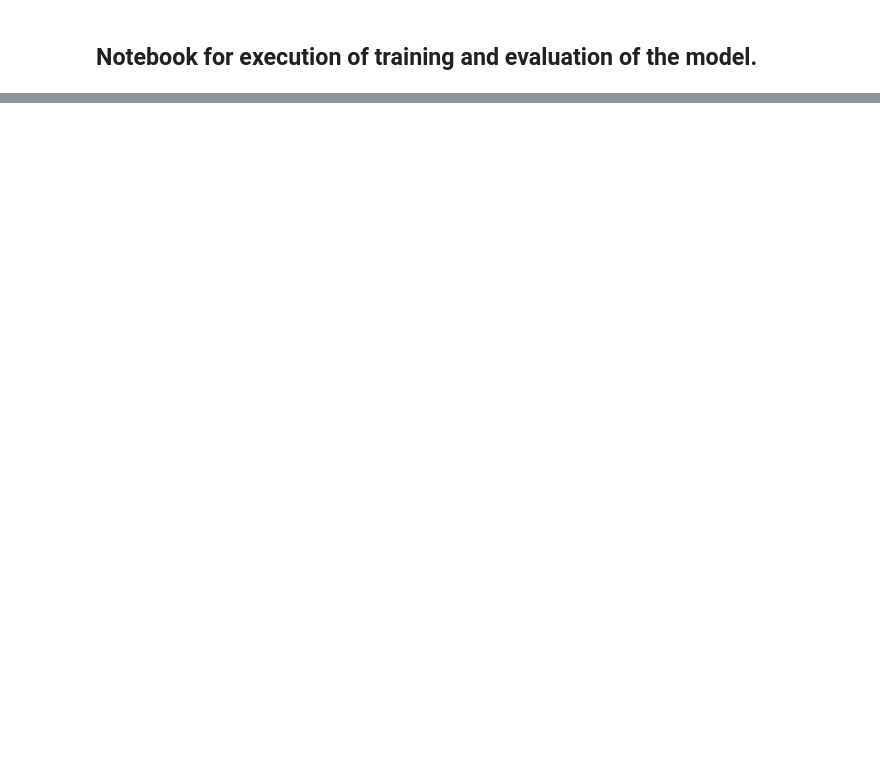
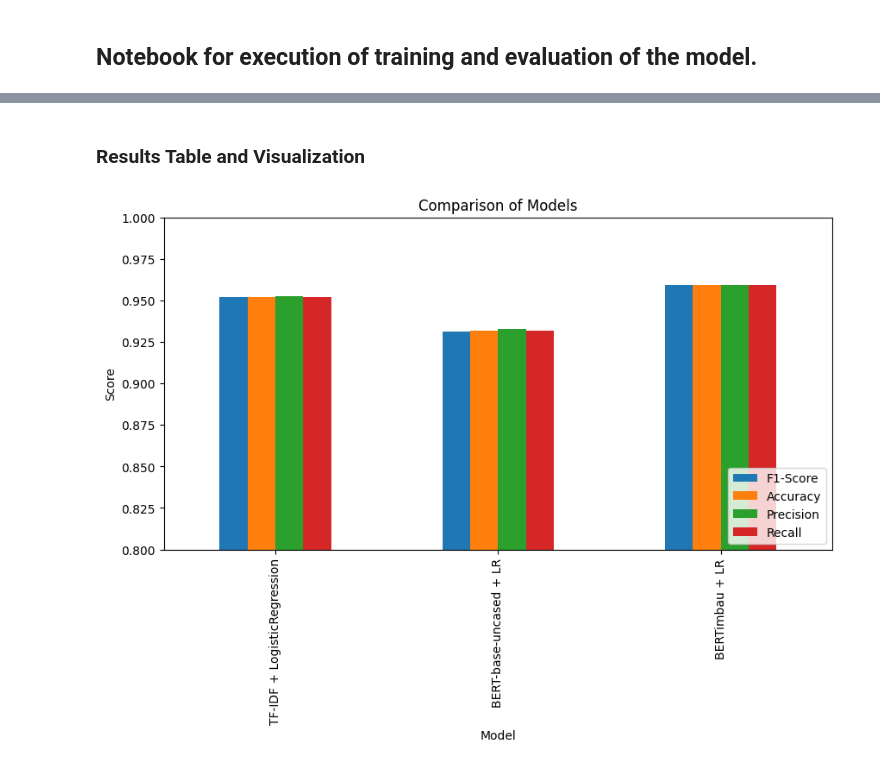
Before and after one commit to leonardopaloschi/finalProjectNLP, a Jupyter notebook: notebooks/notebook.ipynb, the cells around one changed output, grey strips where cells are left out. Saved outputs shown, nothing was run; the diff lists cells and outputs as text; code cells hidden in the pictures; blank space fills up the shorter version.

```diff
--- a/notebooks/notebook.ipynb
+++ b/notebooks/notebook.ipynb
@@ -213,0 +199,15 @@ SyntaxError: invalid non-printable character U+00A0 (3745882828.py, line 9)
+# %%
+from sklearn.metrics import classification_report, confusion_matrix
+
+def train_and_evaluate(X_train, y_train, X_val, y_val, X_test, y_test, model_name="Model"):
+    clf = LogisticRegression(max_iter=1000, random_state=42)
+    clf.fit(X_train, y_train)
+    val_pred = clf.predict(X_val)
+    val_report = classification_report(y_val, val_pred, output_dict=True)
+    test_pred = clf.predict(X_test)
+    test_report = classification_report(y_test, test_pred, output_dict=True)
+    print(f"{model_name} - Test Metrics:")
+    print(classification_report(y_test, test_pred))
+    print("Confusion Matrix (Test):")
+    print(confusion_matrix(y_test, test_pred))
+    return clf, test_report
@@ -213,0 +293,12 @@ SyntaxError: invalid non-printable character U+00A0 (3745882828.py, line 9)
+# %% [markdown]
+### Results Table and Visualization
+# %%
+# Plot as before
+results_df.plot(x="Model", y=["F1-Score", "Accuracy", "Precision", "Recall"], kind="bar", figsize=(10,5))
+plt.ylabel("Score")
+plt.title("Comparison of Models")
+plt.ylim(0.8,1.0)
+plt.legend(loc="lower right")
+plt.show()
+# %% [output]
+[figure, added]
```
Also changed, not shown: parts of 17 cells of this notebook.
